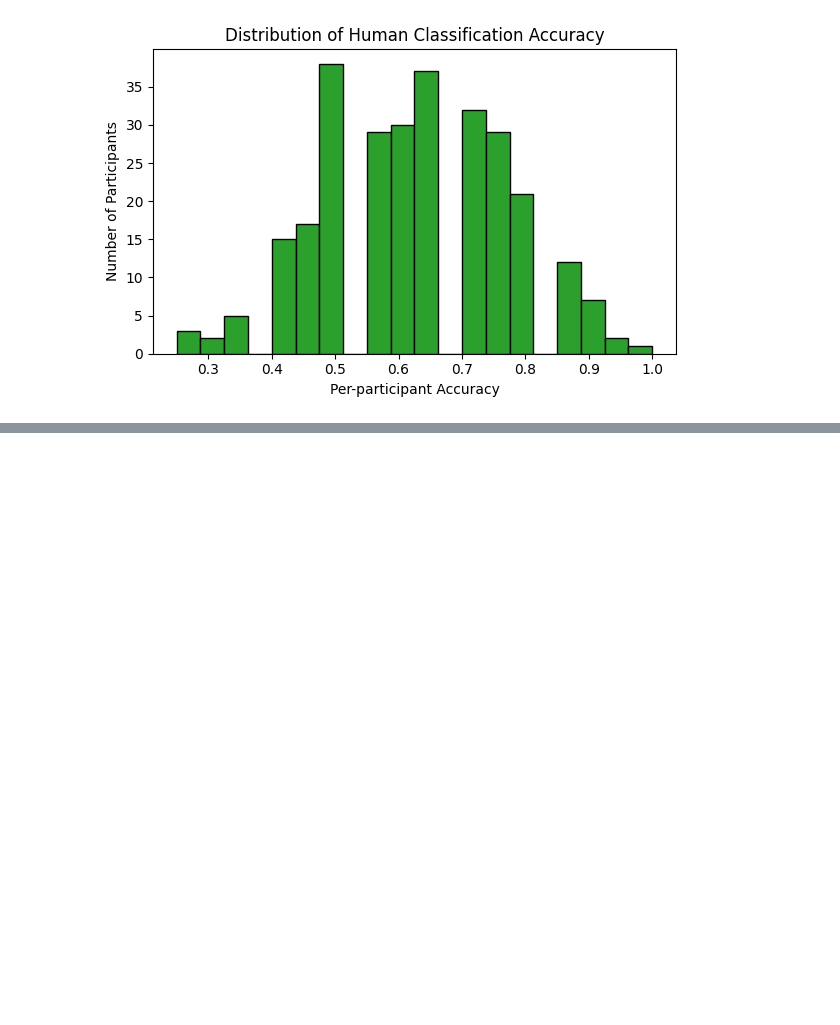
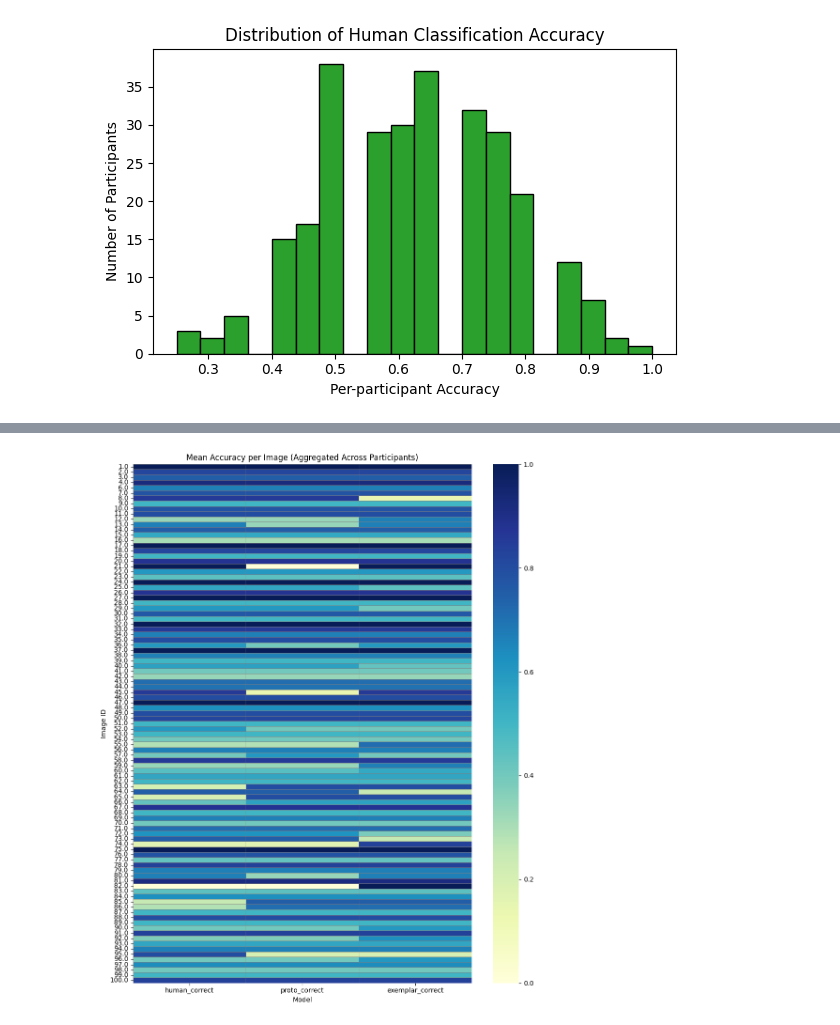
Before and after one commit to cros-nash/ds497-project, a Jupyter notebook: ExemplarPrototype(1).ipynb, the cells around one changed output, grey strips where cells are left out. Saved outputs shown, nothing was run; the diff lists cells and outputs as text; code cells hidden in the pictures; blank space fills up the shorter version.

```diff
--- a/ExemplarPrototype(1).ipynb
+++ b/ExemplarPrototype(1).ipynb
@@ -504,0 +505,80 @@ Text(0.5, 1.0, 'Human vs. Prototype vs. Exemplar')
+# %%
+import pandas as pd
+import numpy as np
+import matplotlib.pyplot as plt
+import seaborn as sns
+from upsetplot import UpSet
+from sklearn.model_selection import train_test_split
+from sklearn.metrics import accuracy_score
+
+# Load and preprocess participant responses
+df_resp = pd.read_csv("./DATA AND R CODE/eachresponse.csv")
+df_resp = df_resp.dropna(how='any')
+
+# Only run for PCA=100
+d = 100
+df_pca = pca_dfs[d]  # pick the 100-dimensional PCA pickle
+df = pd.read_pickle(df_pca)
+df["image"] = df["image"].str.extract(r'\((\d+)\)', expand=False)
+df = df.dropna(subset=["image"])
+df["image"] = df["image"].astype(int)
+
+df_merged = pd.merge(df_resp, df, on="image", how="inner")
+pca_columns = [i for i in range(0, d)]
+
+confidence = 7
+df_merged = df_merged[df_merged["confidence"] >= confidence]
+
+# Add a unique ID per row before splitting
+df_merged = df_merged.reset_index(drop=True)
+df_merged['row_id'] = df_merged.index
+
+X = df_merged[pca_columns].values
+y = df_merged["choice"].values
+row_ids = df_merged['row_id'].values
+
+# Split including row_ids
+X_train, X_test, y_train, y_test, row_ids_train, row_ids_test = train_test_split(
+    X, y, row_ids, test_size=0.2, random_state=42, stratify=y
+)
+
+# Prototype
+ai_proto, real_proto = gen_prototypes(X_train, y_train)
+proto_preds = prototype_predict(ai_proto, real_proto, X_test)
+
+# Exemplar
+exemplars = gen_exemplars(X_train, y_train)
+exemplar_preds = exemplar_predict(X_test, exemplars, c=5.0)
+
+# Create df_results with per-response correctness
+df_results = pd.DataFrame({
+    'ground_truth': y_test,
+    'proto_pred': proto_preds,
+    'exemplar_pred': exemplar_preds,
+    'image_id': df_merged.loc[row_ids_test, 'image'].values
+}).reset_index(drop=True)
+
+df_results['human_correct'] = (df_merged.loc[row_ids_test, 'correct'] == 'correct').astype(int).values
+df_results['proto_correct'] = (df_results['proto_pred'] == df_results['ground_truth']).astype(int)
+df_results['exemplar_correct'] = (df_results['exemplar_pred'] == df_results['ground_truth']).astype(int)
+
+# -----------------------------
+# 🎯 Heatmap: Mean accuracy per image with image_id as Y-axis labels
+# -----------------------------
+df_image_avg = df_results.groupby('image_id')[['human_correct', 'proto_correct', 'exemplar_correct']].mean()
+
+plt.figure(figsize=(10, 12))
+sns.heatmap(
+    df_image_avg,
+    cmap="YlGnBu",
+    linewidths=0.5,
+    linecolor='gray',
+    yticklabels=df_image_avg.index  # show actual image IDs
+)
+plt.title('Mean Accuracy per Image (Aggregated Across Participants)')
+plt.xlabel('Model')
+plt.ylabel('Image ID')
+plt.tight_layout()
+plt.show()
+# %% [output]
+[figure, added]
```
Also changed, not shown: parts of 8 cells of this notebook, 16 other files.
